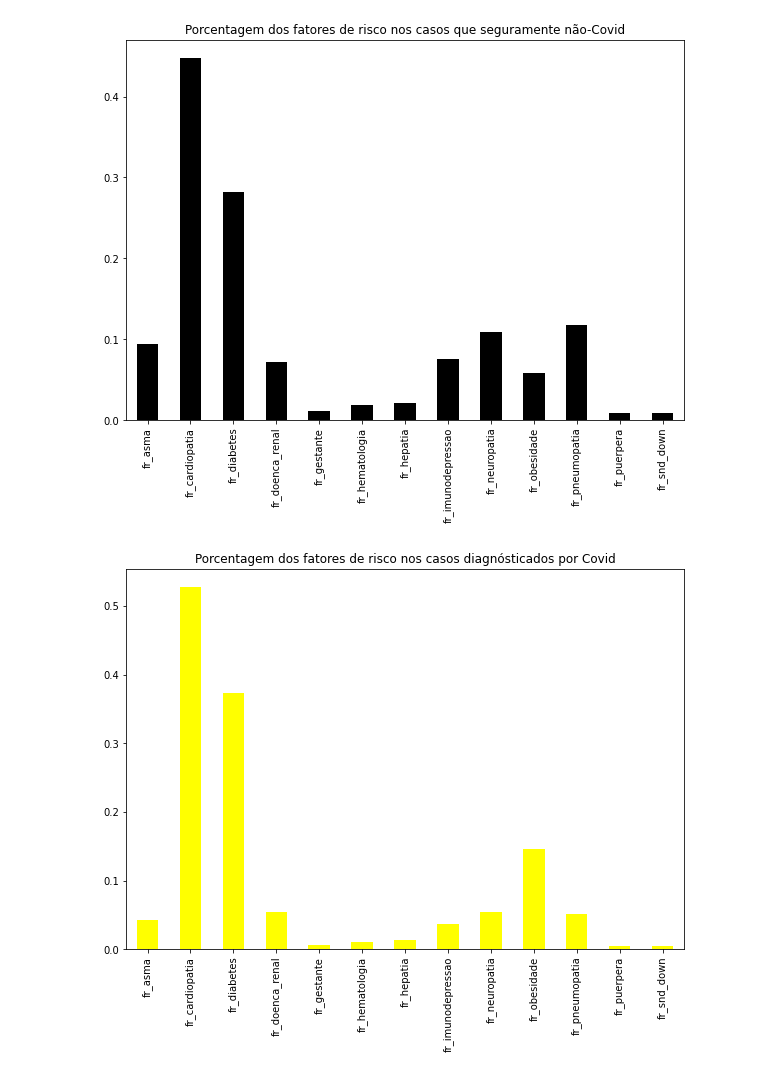
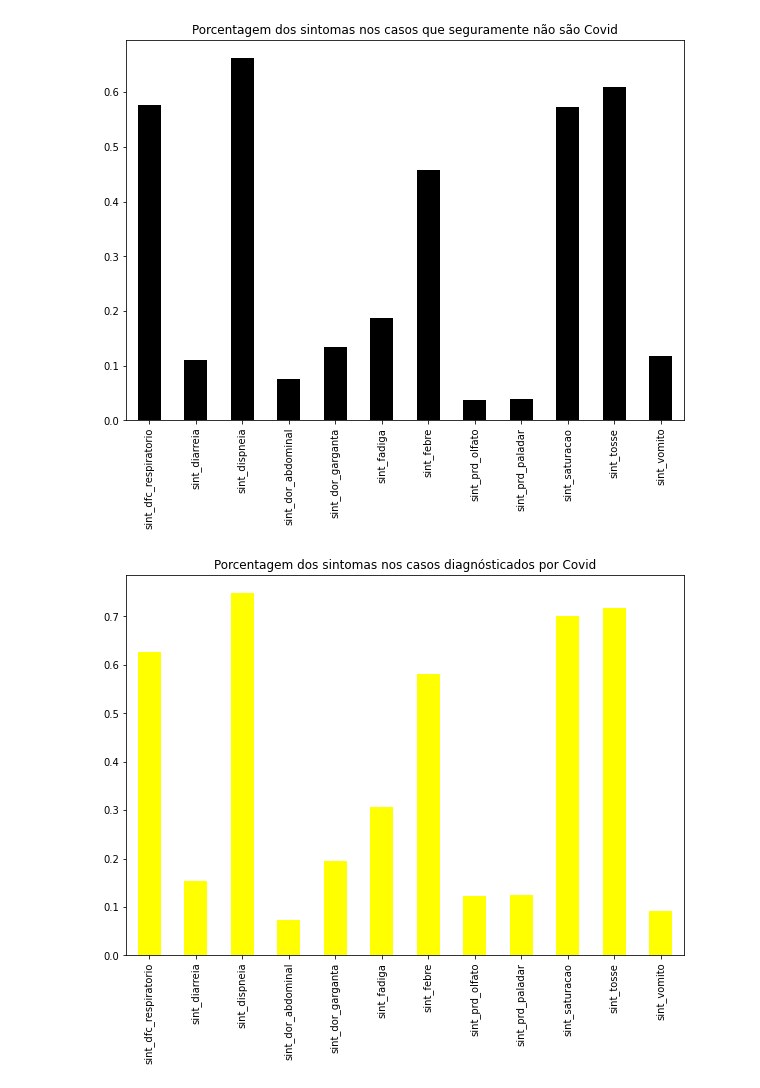
Before and after one commit to mateuspinto/subnotificacoes-covid, a Jupyter notebook: src/visualization.ipynb, the cells around one changed output. Drawn from its saved outputs; the diff is of its cells as text; code cells hidden in the pictures.

Commit message:
done charts

```diff
--- a/src/visualization.ipynb
+++ b/src/visualization.ipynb
@@ -18 +8,17 @@ all_cases['cad-idade'] = (all_cases.cad_dt_notificacao - all_cases.cad_dt_nascim
+# %%
+PANDEMIC_DAY_ZERO = '2020-02-06'
+
+all_cases = pd.read_parquet(PROCESSED_DATA_DIR / 'casos.parquet')
+true_covid_cases = all_cases[all_cases.dg_covid == 1]
+non_covid_safe_cases = all_cases[(all_cases.dg_covid == 0) & (all_cases.vac_covid == 0) & (all_cases.cad_dt_notificacao < PANDEMIC_DAY_ZERO)]
+unknow_cases = all_cases[(all_cases.dg_covid == 0) & (all_cases.vac_covid == 0) & (all_cases.cad_dt_notificacao >= PANDEMIC_DAY_ZERO)]
+
+
+all_deaths = all_cases[all_cases.evo_obito==1]
+true_covid_deaths = all_deaths[all_deaths.dg_covid == 1]
+non_covid_safe_deaths = all_deaths[(all_deaths.dg_covid == 0) & (all_deaths.vac_covid == 0) & (all_deaths.cad_dt_notificacao < PANDEMIC_DAY_ZERO)]
+unknow_deaths = all_deaths[(all_deaths.dg_covid == 0) & (all_deaths.vac_covid == 0) & (all_deaths.cad_dt_notificacao >= PANDEMIC_DAY_ZERO)]
+
+RISK_FACTORS = [column for column in all_cases.columns.to_list() if ('fr_' in column)]
+SYMPTOMS = [column for column in all_cases.columns.to_list() if ('sint_' in column)]
 # %%
@@ -58,17 +117,15 @@ plt.show()
 # %%
-RISK_FACTORS = [column for column in unknow_cases.columns.to_list() if ('fr_' in column)]
-
-plt.title('Porcentagem dos fatores de risco nos casos que seguramente não-Covid')
-non_covid_cases[RISK_FACTORS].dropna(subset=RISK_FACTORS).mean().plot(kind='bar', color='black')
+plt.title('Porcentagem dos sintomas nos casos que seguramente não são Covid')
+non_covid_cases[SYMPTOMS].dropna(subset=SYMPTOMS).mean().plot(kind='bar', color='black')
 plt.show()
 
-plt.title('Porcentagem dos fatores de risco nos casos diagnósticados por Covid')
-true_covid_cases[RISK_FACTORS].dropna(subset=RISK_FACTORS).mean().plot(kind='bar', color='yellow')
+plt.title('Porcentagem dos sintomas nos casos diagnósticados por Covid')
+true_covid_cases[SYMPTOMS].dropna(subset=SYMPTOMS).mean().plot(kind='bar', color='yellow')
 plt.show()
 
-plt.title('Porcentagem dos fatores de risco nos casos supeitos de subnotificação')
-unknow_cases[RISK_FACTORS].dropna(subset=RISK_FACTORS).mean().plot(kind='bar', color='orange')
+plt.title('Porcentagem dos sintomas nos casos supeitos de subnotificação')
+unknow_cases[SYMPTOMS].dropna(subset=SYMPTOMS).mean().plot(kind='bar', color='orange')
 plt.show()
 # %% [output]
-[figure, old version]
+[figure, new version]
-[figure, old version]
+[figure, new version]
```
Also changed, not shown: parts of 14 cells of this notebook, 2 other files.
